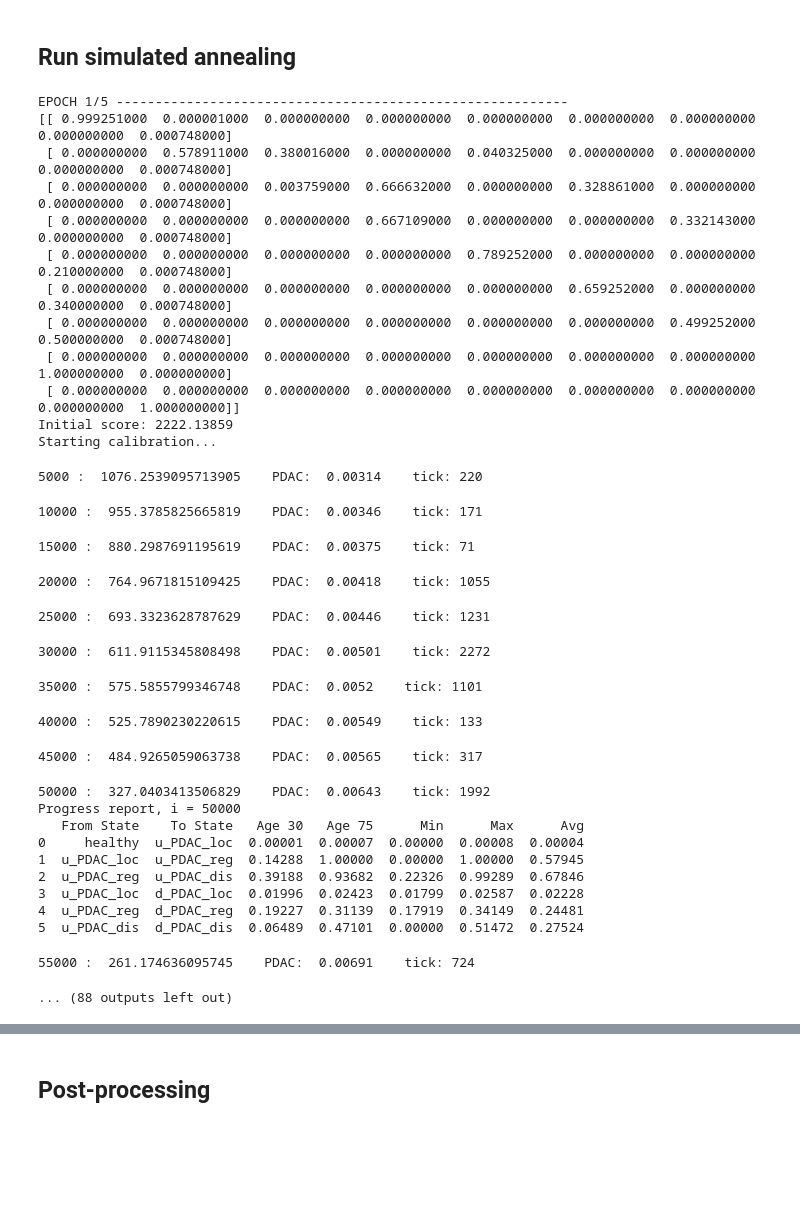
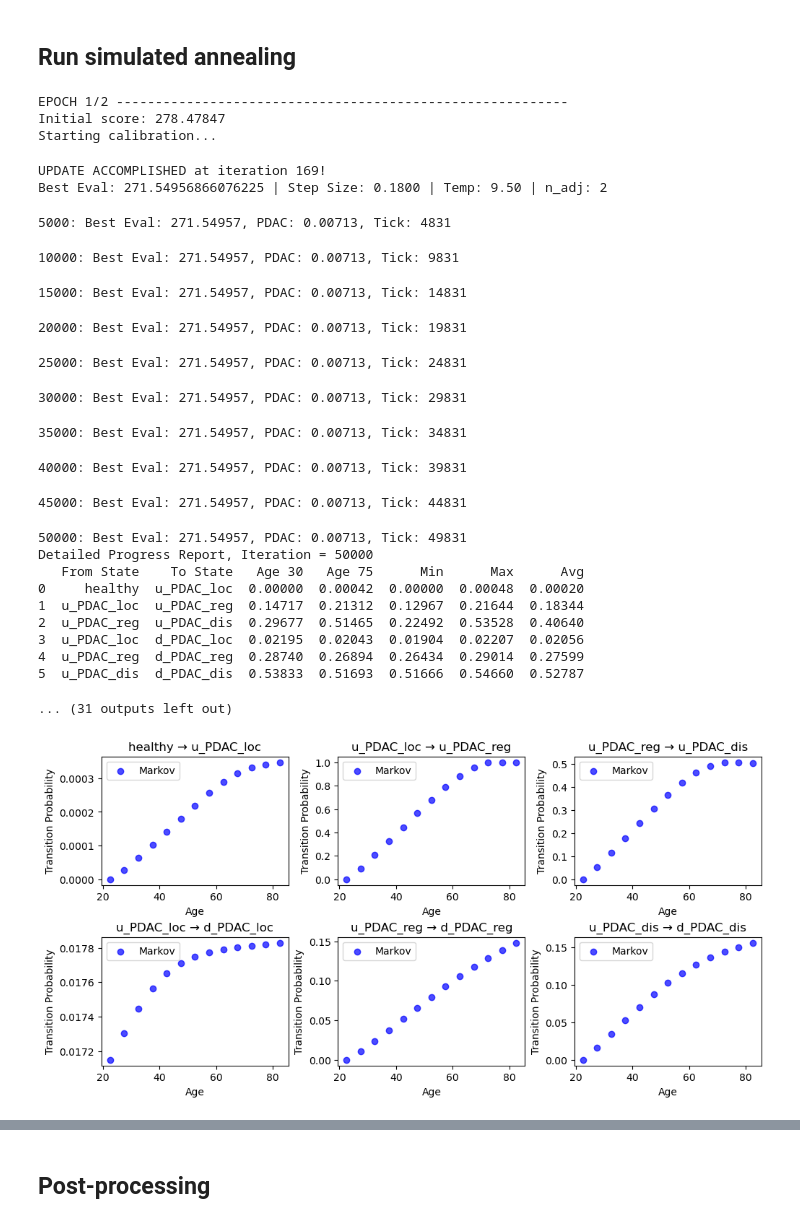
Before and after one commit to CUMC-HIRE/endpac-pancreatic-model, a Jupyter notebook: notebooks/pdac-calibration-age-1y.ipynb, the cells around one changed output, grey strips where cells are left out. Saved outputs shown, nothing was run; the diff lists cells and outputs as text; code cells hidden in the pictures; blank space fills up the shorter version.

```diff
--- a/notebooks/pdac-calibration-age-1y.ipynb
+++ b/notebooks/pdac-calibration-age-1y.ipynb
@@ -279,40 +304,36 @@ def run_sa(tmat=None, save_all=False, n_iterations=50000, step_size=0.2, n_adj=5
     return curr_tmat
 # %%
-result=None
-temps, step_sizes = [2,2,1,1,1], [0.25,0.2,0.2,0.15,0.1]
-for epoch in range(5):
-    print(f"EPOCH {(epoch+1)}/5 ----------------------------------------------------------")
-    result = run_sa(tmat=result, save_all=True, n_iterations=200000, step_size=step_sizes[epoch], n_adj=7, starting_temp=temps[epoch])
+result=np.load("../out/tmats/20241220_0826_tmat.npy")
+for epoch in range(2):
+    print(f"EPOCH {(epoch+1)}/2 ----------------------------------------------------------")
+    result = run_sa(tmat=result, save_all=True, n_iterations=100000, step_size=0.2, n_adj=3, starting_temp=10)
 # %% [output]
-EPOCH 1/5 ----------------------------------------------------------
-[[ 0.999251000  0.000001000  0.000000000  0.000000000  0.000000000  0.000000000  0.000000000  0.000000000  0.000748000]
- [ 0.000000000  0.578911000  0.380016000  0.000000000  0.040325000  0.000000000  0.000000000  0.000000000  0.000748000]
- [ 0.000000000  0.000000000  0.003759000  0.666632000  0.000000000  0.328861000  0.000000000  0.000000000  0.000748000]
- [ 0.000000000  0.000000000  0.000000000  0.667109000  0.000000000  0.000000000  0.332143000  0.000000000  0.000748000]
- [ 0.000000000  0.000000000  0.000000000  0.000000000  0.789252000  0.000000000  0.000000000  0.210000000  0.000748000]
- [ 0.000000000  0.000000000  0.000000000  0.000000000  0.000000000  0.659252000  0.000000000  0.340000000  0.000748000]
- [ 0.000000000  0.000000000  0.000000000  0.000000000  0.000000000  0.000000000  0.499252000  0.500000000  0.000748000]
- [ 0.000000000  0.000000000  0.000000000  0.000000000  0.000000000  0.000000000  0.000000000  1.000000000  0.000000000]
- [ 0.000000000  0.000000000  0.000000000  0.000000000  0.000000000  0.000000000  0.000000000  0.000000000  1.000000000]]
-Initial score: 2222.13859
+EPOCH 1/2 ----------------------------------------------------------
+Initial score: 278.47847
 Starting calibration...
-5000 :  1076.2539095713905    PDAC:  0.00314    tick: 220
+UPDATE ACCOMPLISHED at iteration 169!
+Best Eval: 271.54956866076225 | Step Size: 0.1800 | Temp: 9.50 | n_adj: 2
-10000 :  955.3785825665819    PDAC:  0.00346    tick: 171
+5000: Best Eval: 271.54957, PDAC: 0.00713, Tick: 4831
-15000 :  880.2987691195619    PDAC:  0.00375    tick: 71
+10000: Best Eval: 271.54957, PDAC: 0.00713, Tick: 9831
-20000 :  764.9671815109425    PDAC:  0.00418    tick: 1055
+15000: Best Eval: 271.54957, PDAC: 0.00713, Tick: 14831
-25000 :  693.3323628787629    PDAC:  0.00446    tick: 1231
+20000: Best Eval: 271.54957, PDAC: 0.00713, Tick: 19831
-30000 :  611.9115345808498    PDAC:  0.00501    tick: 2272
+25000: Best Eval: 271.54957, PDAC: 0.00713, Tick: 24831
-35000 :  575.5855799346748    PDAC:  0.0052    tick: 1101
+30000: Best Eval: 271.54957, PDAC: 0.00713, Tick: 29831
-40000 :  525.7890230220615    PDAC:  0.00549    tick: 133
+35000: Best Eval: 271.54957, PDAC: 0.00713, Tick: 34831
-45000 :  484.9265059063738    PDAC:  0.00565    tick: 317
+40000: Best Eval: 271.54957, PDAC: 0.00713, Tick: 39831
-50000 :  327.0403413506829    PDAC:  0.00643    tick: 1992
-Progress report, i = 50000
-   From State    To State   Age 30   Age 75      Min      Max      Avg
-0     healthy  u_PDAC_loc  0.00001  0.00007  0.00000  0.00008  0.00004
-1  u_PDAC_loc  u_PDAC_reg  0.14288  1.00000  0.00000  1.00000  0.57945
-2  u_PDAC_reg  u_PDAC_dis  0.39188  0.93682  0.22326  0.99289  0.67846
-3  u_PDAC_loc  d_PDAC_loc  0.01996  0.02423  0.01799  0.02587  0.02228
-4  u_PDAC_reg  d_PDAC_reg  0.19227  0.31139  0.17919  0.34149  0.24481
-5  u_PDAC_dis  d_PDAC_dis  0.06489  0.47101  0.00000  0.51472  0.27524
+45000: Best Eval: 271.54957, PDAC: 0.00713, Tick: 44831
-55000 :  261.174636095745    PDAC:  0.00691    tick: 724
+50000: Best Eval: 271.54957, PDAC: 0.00713, Tick: 49831
+Detailed Progress Report, Iteration = 50000
+   From State    To State   Age 30   Age 75      Min      Max      Avg
+0     healthy  u_PDAC_loc  0.00000  0.00042  0.00000  0.00048  0.00020
+1  u_PDAC_loc  u_PDAC_reg  0.14717  0.21312  0.12967  0.21644  0.18344
+2  u_PDAC_reg  u_PDAC_dis  0.29677  0.51465  0.22492  0.53528  0.40640
+3  u_PDAC_loc  d_PDAC_loc  0.02195  0.02043  0.01904  0.02207  0.02056
+4  u_PDAC_reg  d_PDAC_reg  0.28740  0.26894  0.26434  0.29014  0.27599
+5  u_PDAC_dis  d_PDAC_dis  0.53833  0.51693  0.51666  0.54660  0.52787
-... (88 outputs left out)
+... (31 outputs left out)
+# %%
+tmat = np.load("../out/tmats/20241219_1748_tmat.npy")
+p.plot_params(tmat, show_plot=True)
+# %% [output]
+[figure, added]
```
Also changed, not shown: parts of 11 cells of this notebook.
